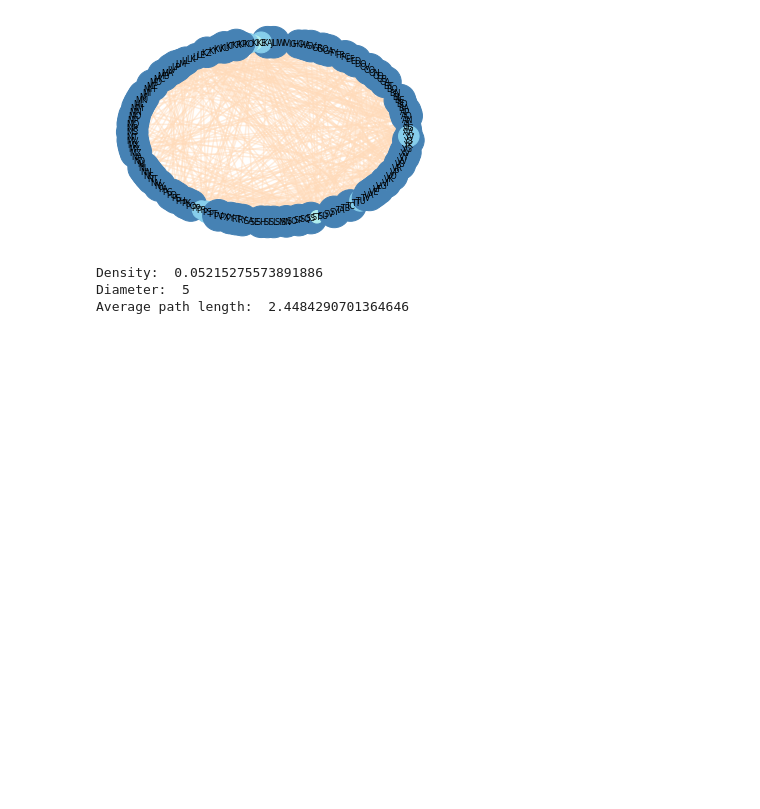
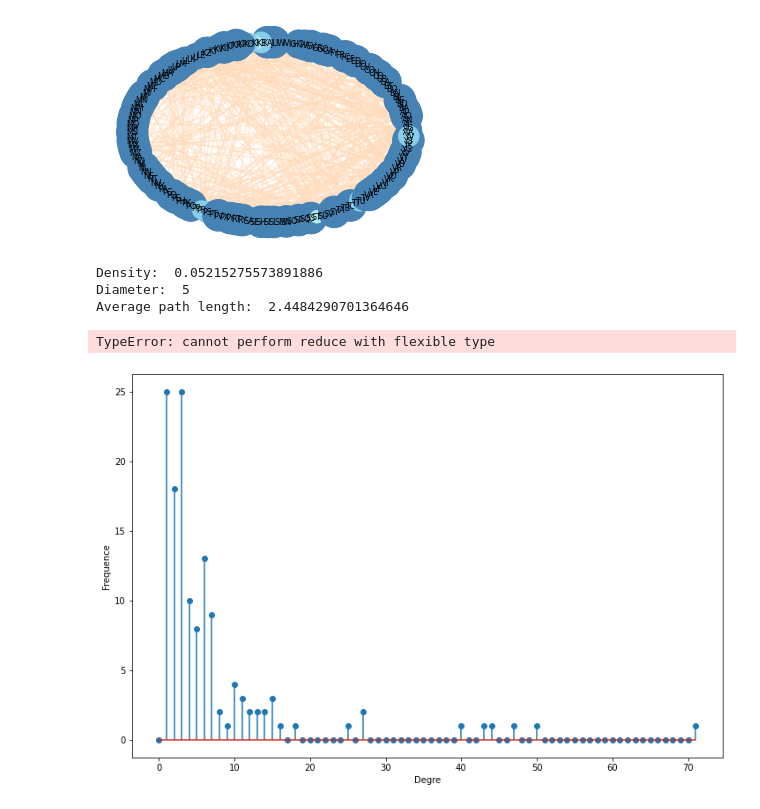
Before and after one commit to d3F0g/IS434, a Jupyter notebook: Week5/personal_findings.ipynb, the cells around one changed output. Saved outputs shown, nothing was run; the diff lists cells and outputs as text; code cells hidden in the pictures; blank space fills up the shorter version.

```diff
--- a/Week5/personal_findings.ipynb
+++ b/Week5/personal_findings.ipynb
@@ -71,3 +71,28 @@ print("Average path length: ", nx.average_shortest_path_length(G))
 Density:  0.05215275573891886
 Diameter:  5
 Average path length:  2.4484290701364646
+# %%
+degree_sq = list(G.degree())
+avg_degree = np.mean(np.array(degree_sq)[:,1])
+med_degree = np.median(np.array(degree_sq)[:,1])
+
+max_degree = max(np.array(degree_sq)[:,1])
+min_degree = np.min(np.array(degree_sq)[:,1])
+
+print("Maximum degree : " + str(max_degree))
+print("Minimum degree : " + str(min_degree))
+
+print("Average degree : " + str(avg_degree))
+print("Median degree : " + str(med_degree))
+# %% [output]
+TypeError: cannot perform reduce with flexible type
+# %%
+degree_freq = np.array(nx.degree_histogram(G)).astype('float')
+
+plt.figure(figsize=(12, 8))
+plt.stem(degree_freq)
+plt.ylabel("Frequence")
+plt.xlabel("Degre")
+plt.show()
+# %% [output]
+[figure, added]
```
Also changed, not shown: 1 other file.
